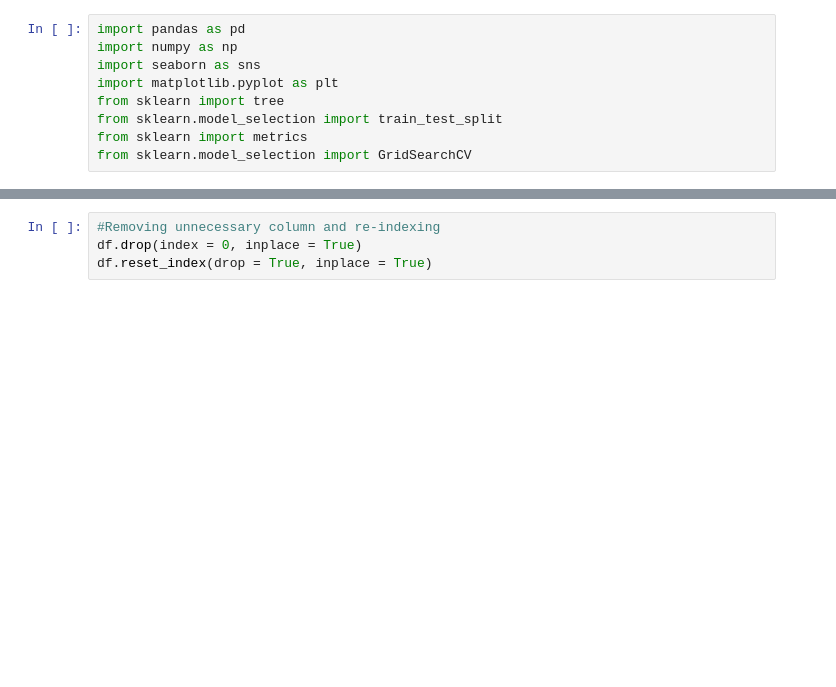
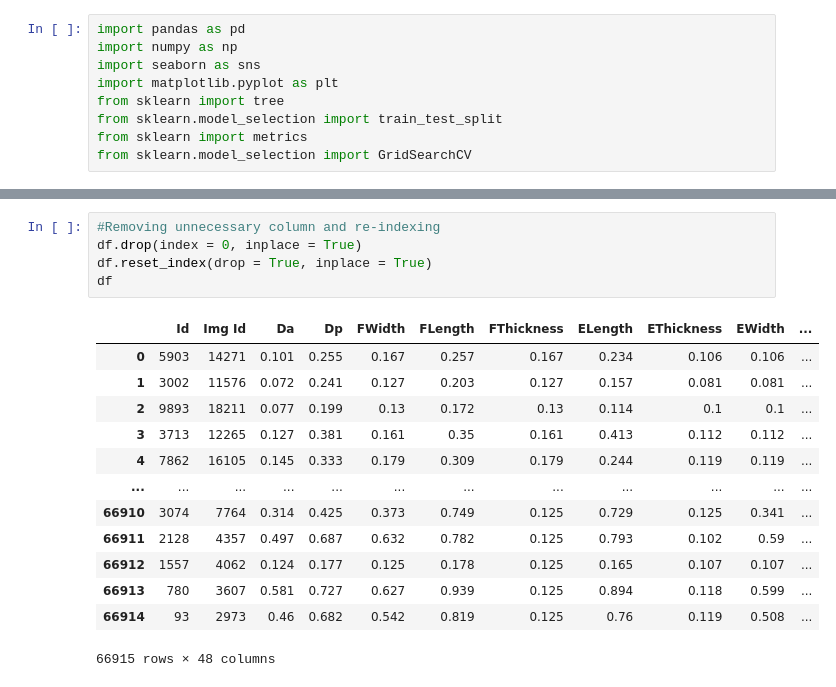
Before and after one commit to Applied-Machine-Learning-2022/microdebitage-ml-project, a Jupyter notebook: Obsidian_Model.ipynb, the cells around one changed output, grey strips where cells are left out. Saved outputs shown, nothing was run; the diff lists cells and outputs as text; blank space fills up the shorter version.

```diff
--- a/Obsidian_Model.ipynb
+++ b/Obsidian_Model.ipynb
@@ -59,6 +62,21 @@ df
 # %%
 #Removing unnecessary column and re-indexing
 df.drop(index = 0, inplace = True)
 df.reset_index(drop = True, inplace = True)
+df
+# %% [output]
+|  | Id | Img Id | Da | Dp | FWidth | FLength | FThickness | ELength | EThickness | EWidth | ... |
+| 0 | 5903 | 14271 | 0.101 | 0.255 | 0.167 | 0.257 | 0.167 | 0.234 | 0.106 | 0.106 | ... |
+| 1 | 3002 | 11576 | 0.072 | 0.241 | 0.127 | 0.203 | 0.127 | 0.157 | 0.081 | 0.081 | ... |
+| 2 | 9893 | 18211 | 0.077 | 0.199 | 0.13 | 0.172 | 0.13 | 0.114 | 0.1 | 0.1 | ... |
+| 3 | 3713 | 12265 | 0.127 | 0.381 | 0.161 | 0.35 | 0.161 | 0.413 | 0.112 | 0.112 | ... |
+| 4 | 7862 | 16105 | 0.145 | 0.333 | 0.179 | 0.309 | 0.179 | 0.244 | 0.119 | 0.119 | ... |
+| ... | ... | ... | ... | ... | ... | ... | ... | ... | ... | ... | ... |
+| 66910 | 3074 | 7764 | 0.314 | 0.425 | 0.373 | 0.749 | 0.125 | 0.729 | 0.125 | 0.341 | ... |
+| 66911 | 2128 | 4357 | 0.497 | 0.687 | 0.632 | 0.782 | 0.125 | 0.793 | 0.102 | 0.59 | ... |
+| 66912 | 1557 | 4062 | 0.124 | 0.177 | 0.125 | 0.178 | 0.125 | 0.165 | 0.107 | 0.107 | ... |
+| 66913 | 780 | 3607 | 0.581 | 0.727 | 0.627 | 0.939 | 0.125 | 0.894 | 0.118 | 0.599 | ... |
+| 66914 | 93 | 2973 | 0.46 | 0.682 | 0.542 | 0.819 | 0.125 | 0.76 | 0.119 | 0.508 | ... |
+66915 rows × 48 columns
 # %%
 #Dropping columns that were irrelevant towards our target
```
Also changed, not shown: parts of 9 cells of this notebook, 3 other files.
